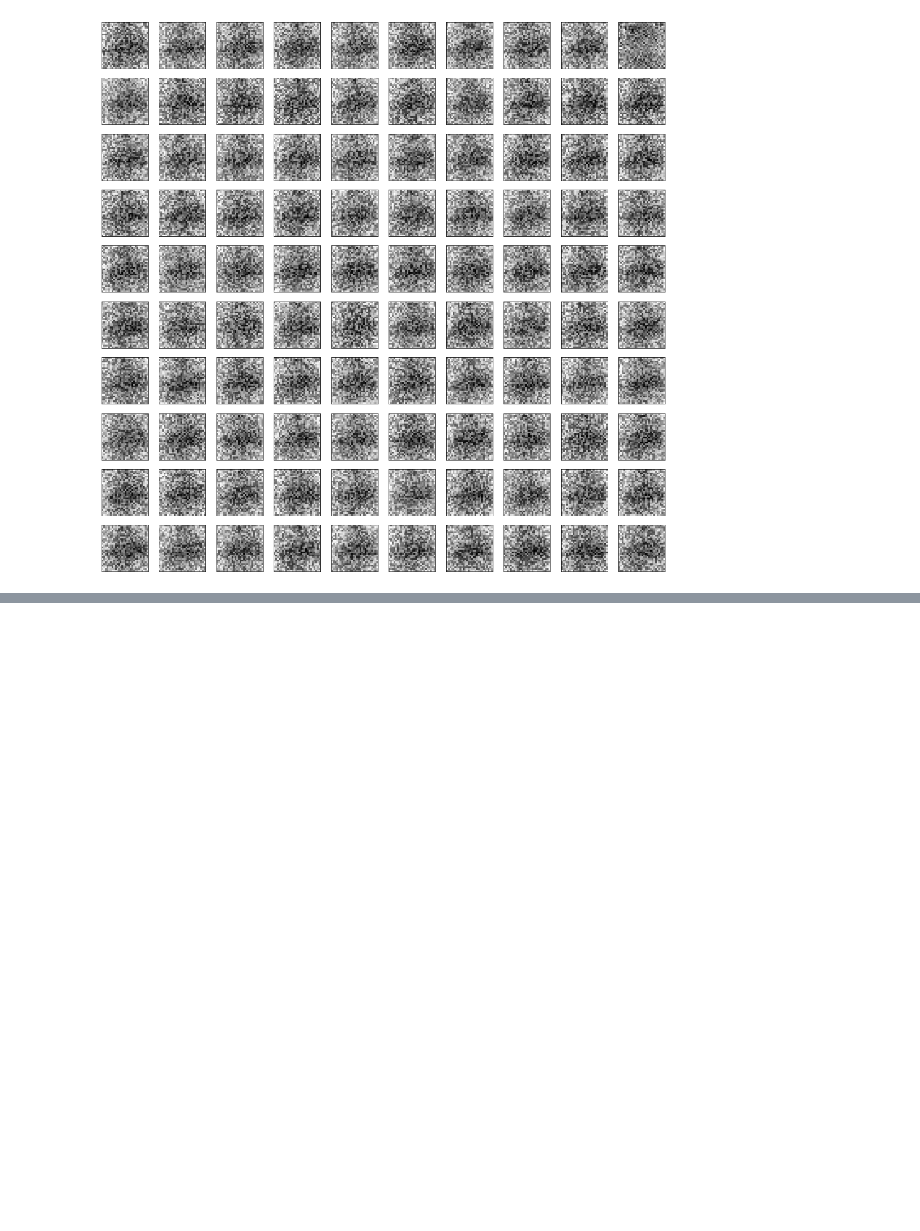
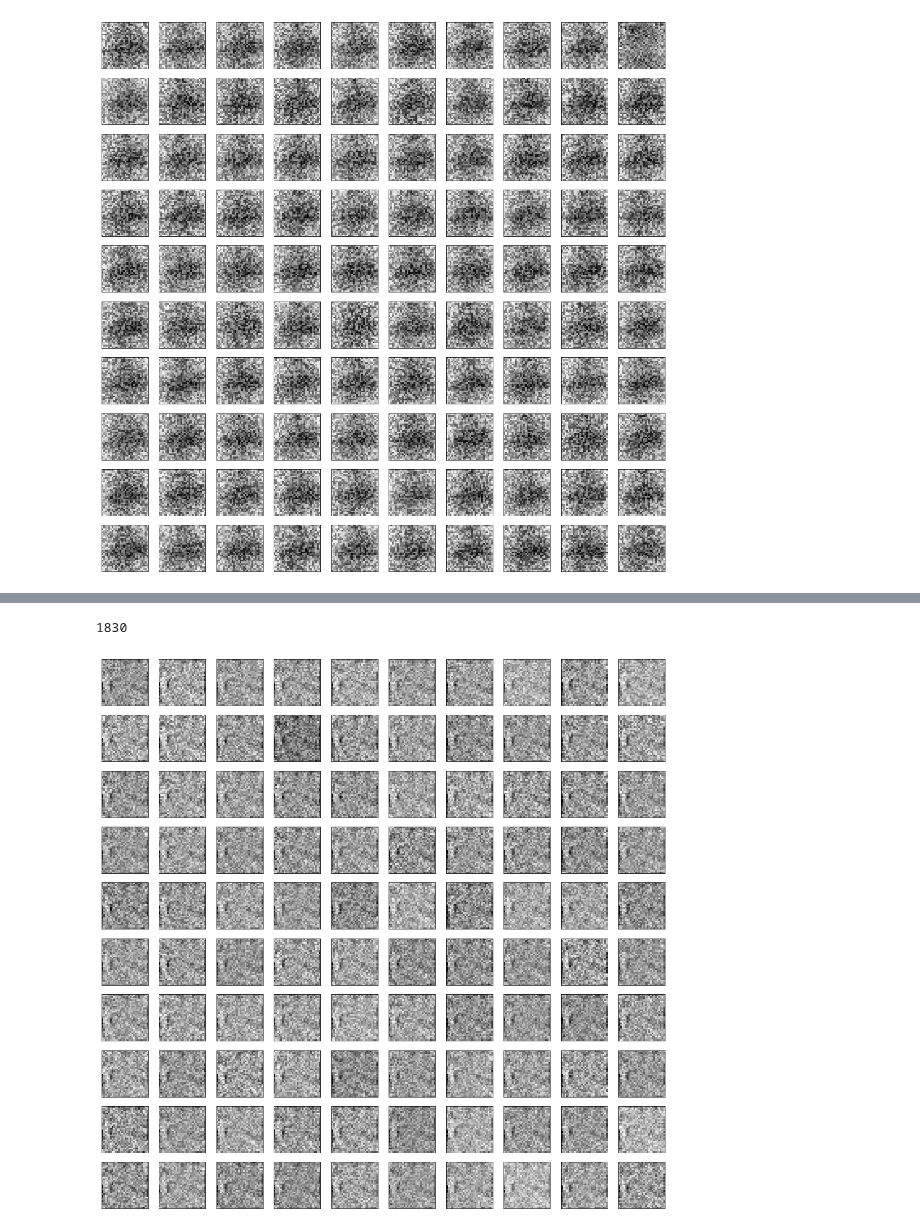
Before and after one commit to PonchonB/Mathematical_Morphologies_And_Deep_Learning, a Jupyter notebook: Notebooks/localEnvironment.ipynb, the cells around one changed output, grey strips where cells are left out. Drawn from its saved outputs; the diff is of its cells as text; code cells hidden in the pictures; blank space fills up the shorter version.

```diff
--- a/Notebooks/localEnvironment.ipynb
+++ b/Notebooks/localEnvironment.ipynb
@@ -331,0 +405,8 @@ AE_sparse_L1.plot_atoms_encoder()
+# %%
+np.sum(H_test<0.001)
+# %% [output]
+1830
+# %%
+AE_kl.plot_atoms_encoder()
+# %% [output]
+[figure, added]
```
Also changed, not shown: parts of 10 cells of this notebook, 7 other files.
